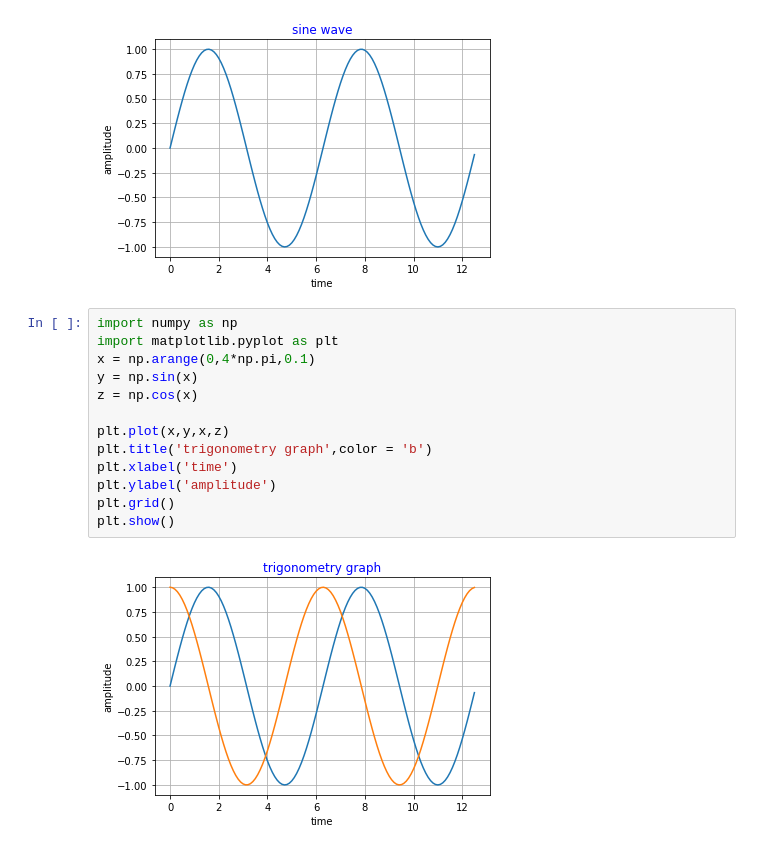
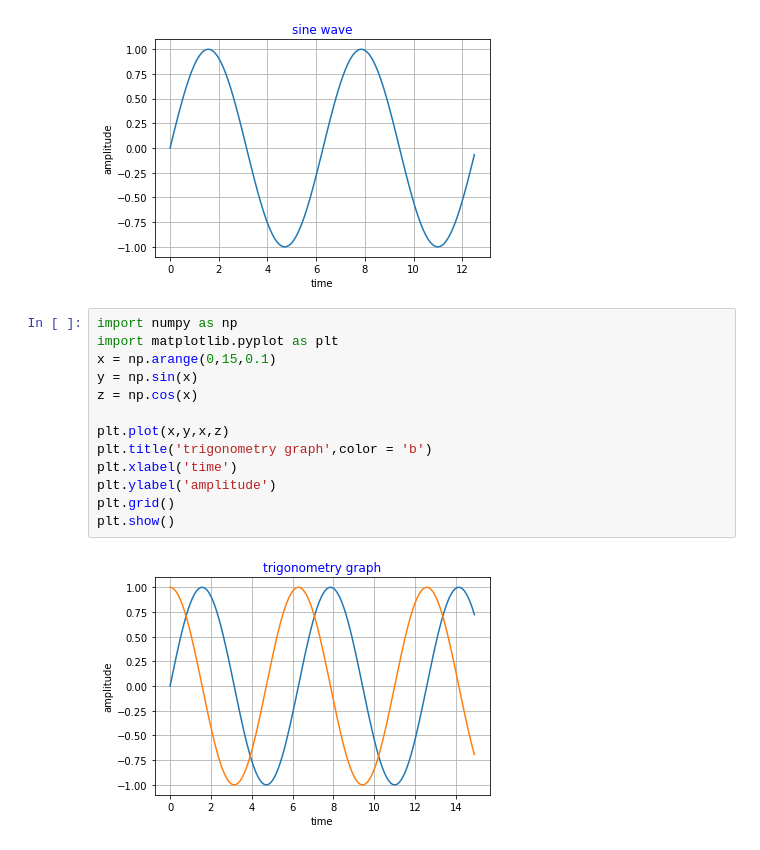
Before and after one commit to PushpavatiMyageri/PythonProgramming, a Jupyter notebook: Assignment_folder/module_3/mean.ipynb, the cells around one changed output. Cells and saved outputs as stored; diff of their text form.

```diff
--- a/Assignment_folder/module_3/mean.ipynb
+++ b/Assignment_folder/module_3/mean.ipynb
@@ -130,15 +144,15 @@ plt.show()
 # %%
 import numpy as np
 import matplotlib.pyplot as plt
-x = np.arange(0,4*np.pi,0.1)
+x = np.arange(0,15,0.1)
 y = np.sin(x)
 z = np.cos(x)
 
 plt.plot(x,y,x,z)
 plt.title('trigonometry graph',color = 'b')
 plt.xlabel('time')
 plt.ylabel('amplitude')
 plt.grid()
 plt.show()
 # %% [output]
-[figure, old version]
+[figure, new version]
```
Also changed, not shown: parts of 4 cells of this notebook.
